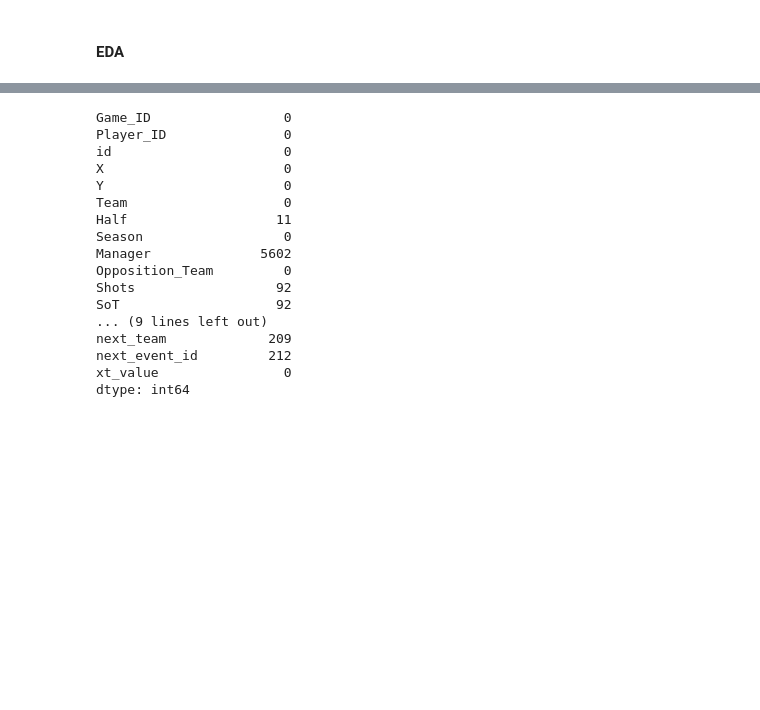
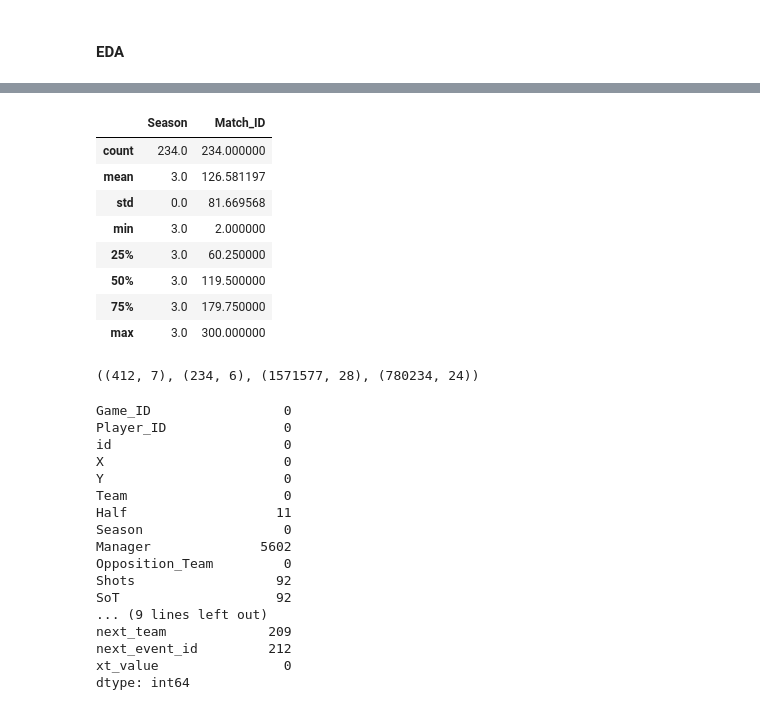
Before and after one commit to The-DigitalAcademy/Precious_Laduma_Score_Predictions, a Jupyter notebook: Laduma_Score_Predictions.ipynb, the cells around one changed output, grey strips where cells are left out. Saved outputs shown, nothing was run; the diff lists cells and outputs as text; code cells hidden in the pictures; blank space fills up the shorter version.

```diff
--- a/Laduma_Score_Predictions.ipynb
+++ b/Laduma_Score_Predictions.ipynb
@@ -95,3 +113,19 @@ Sample
+# %%
+Test.describe()
+# %% [output]
+|  | Season | Match_ID |
+| count | 234.0 | 234.000000 |
+| mean | 3.0 | 126.581197 |
+| std | 0.0 | 81.669568 |
+| min | 3.0 | 2.000000 |
+| 25% | 3.0 | 60.250000 |
+| 50% | 3.0 | 119.500000 |
+| 75% | 3.0 | 179.750000 |
+| max | 3.0 | 300.000000 |
+# %%
+Train.shape, Test.shape, Train_game.shape, Test_game.shape
+# %% [output]
+((412, 7), (234, 6), (1571577, 28), (780234, 24))
 # %%
 Test_game.isnull().sum()
 # %% [output]
```
Also changed, not shown: parts of 3 cells of this notebook.
